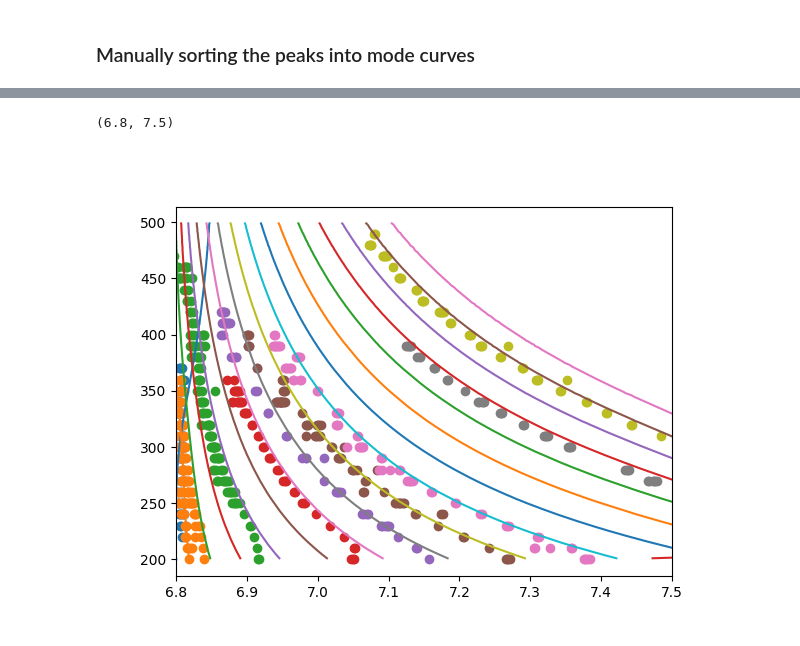
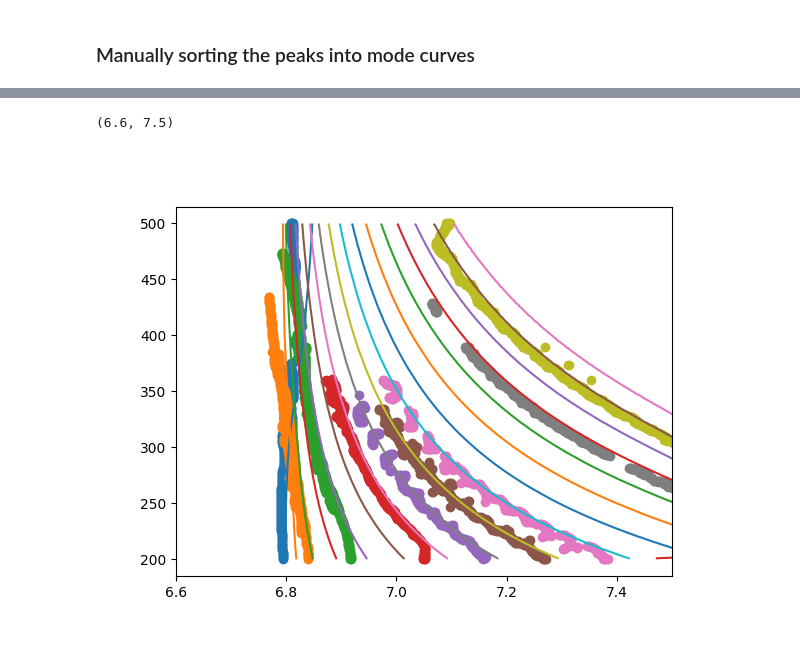
Before and after one commit to danchieta-njit/acoustic-inversion-python, a Jupyter notebook: Notebooks/Test with components time series.ipynb, the cells around one changed output, grey strips where cells are left out. Cells and saved outputs as stored; diff of their text form; code cells hidden in the pictures.

```diff
--- a/Notebooks/Test with components time series.ipynb
+++ b/Notebooks/Test with components time series.ipynb
@@ -179,11 +168,11 @@ KeyError: 'ae9647a1-8ba4-4926-a0f8-5f00a2fc0ee1'
 # %%
 classified_peaks = list()
 # %%
-fig, ax = plt.subplots(layout = 'constrained')
+fig, (ax, ax_long) = plt.subplots(2,1,layout = 'constrained')
 
-p = np.concatenate(peaksy_long)
+ax.scatter(np.concatenate(peaksy_short)[:,0], np.concatenate(peaksy_short)[:,1], marker = 'x', linewidths=0.5)
+ax_long.scatter(np.concatenate(peaksy_long)[:,0], np.concatenate(peaksy_long)[:,1], marker = 'x', linewidths=0.5)
 
-points = ax.scatter(p[:,0], p[:,1], marker = 'x')
 
-selector = SelectFromCollection(ax, points)
+#ax.set_xlim([6.7, 7.2])
 # %% [output]
@@ -191,4 +181,2 @@ selector = SelectFromCollection(ax, points)
 # %%
-selector.disconnect()
-
-classified_peaks.append(selector.xys[selector.ind])
+selector_components_short = MyPolygonSelector(ax)
@@ -194,0 +185,2 @@ classified_peaks.append(selector.xys[selector.ind])
+# %%
+selector_components_long = MyPolygonSelector(ax_long)
@@ -195,16 +189,31 @@ classified_peaks.append(selector.xys[selector.ind])
+# %%
+classified_peaks = list()
+
+nlabels = len(selector_components_short.polygons)
+p = np.concatenate(peaksy_short)
+
+for i_label in range(nlabels):
+    mask_now = selector_components_short.polygons[i_label].contains_points(p)
+    classified_peaks.append(p[mask_now])
+
+nlabels = len(selector_components_long.polygons)
+p = np.concatenate(peaksy_long)
+for i_label in range(nlabels):
+    mask_now = selector_components_long.polygons[i_label].contains_points(p)
+    classified_peaks.append(p[mask_now])
 # %%
 plt.close('all')
 # %%
 fig, ax = plt.subplots()
 
 ax.plot(sensor_range/Vg.T, f_vg)
 
 for p in classified_peaks:
     ax.scatter(p[:,0], p[:,1])
 
 
-ax.set_xlim([6.8,7.5])
+ax.set_xlim([6.6,7.5])
 # %% [output]
-(6.8, 7.5)
+(6.6, 7.5)
-[figure, old version]
+[figure, new version]
 # %%
```
Also changed, not shown: parts of 14 cells of this notebook, 5 other files.
